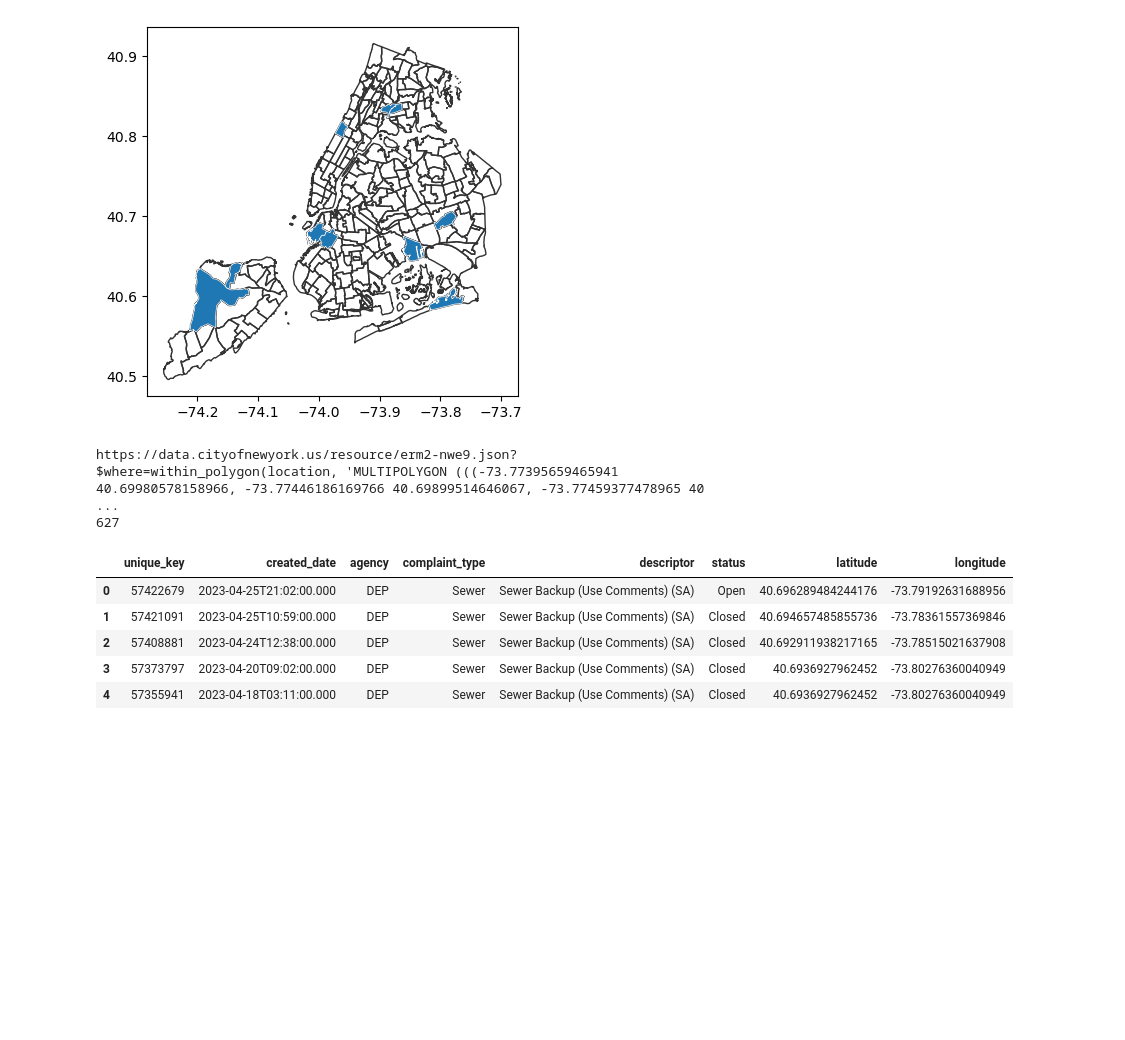
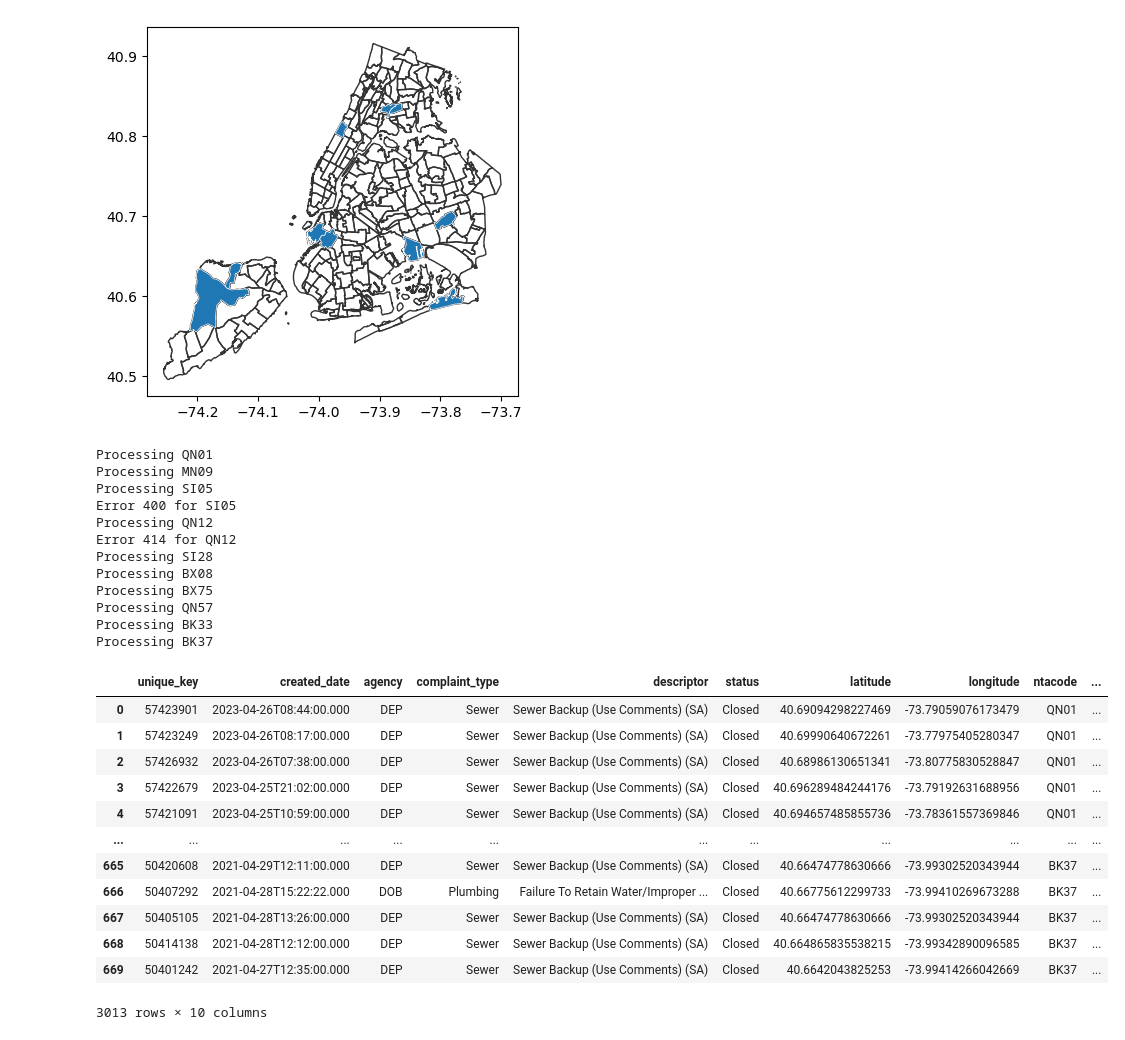
Before and after one commit to cankadir/FloodAnalysis, a Jupyter notebook: PY/311_NTA_Visualizations.ipynb, the cells around one changed output. Drawn from its saved outputs; the diff is of its cells as text; code cells hidden in the pictures; blank space fills up the shorter version.

```diff
--- a/PY/311_NTA_Visualizations.ipynb
+++ b/PY/311_NTA_Visualizations.ipynb
@@ -72,35 +72,64 @@ ntas_withSensors.plot( ax=base , ec='w', lw=0.5)
 # %%
 
 import requests
 
 data_query = 'https://data.cityofnewyork.us/resource/erm2-nwe9.json'
 start_date = (pd.Timestamp.today() - pd.Timedelta(days=365*2)).strftime('%Y-%m-%d')
 
 # Add more descriptors here
 descriptors = ['Street Flooding (SJ)','Catch Basin Clogged/Flooding (Use Comments) (SC)','Sewer Backup (Use Comments) (SA)','Failure To Retain Water/Improper Drainage- (LL103/89)','Manhole Overflow (Use Comments) (SA1)','Snow/Ice']
 descriptors_filter = ' OR '.join([f"descriptor='{d}'" for d in descriptors])
 selectors = 'unique_key,created_date,agency,complaint_type,descriptor,status,latitude,longitude'
 
 all_311 = pd.DataFrame()
 for i,nta in ntas_withSensors.iterrows():
 
+    print(f"Processing {nta.ntacode}")
     polygon = nta.geometry
+
+    # date_extract_y(created_date)>2022`
     url = f"{data_query}?$where=within_polygon(location, '{polygon}') AND created_date>'{start_date}' AND ({descriptors_filter})&$select={selectors}&$limit=5000"
 
     response = requests.get(url)
-    temp_data = pd.DataFrame( response.json() )
-    temp_data['ntacode'] = nta.ntacode
+    if response.status_code != 200:
+        print(f"Error {response.status_code} for {nta.ntacode}")
+        continue
+    else:
 
-    all_311 = pd.concat( [all_311, temp_data] )
+        data = response.json()
+        temp_data = pd.DataFrame( data )
+        temp_data['ntacode'] = nta.ntacode
+        temp_data['ntaname'] = nta.ntaname
+
+        all_311 = pd.concat( [all_311, temp_data] )
+
+all_311
 # %% [output]
-https://data.cityofnewyork.us/resource/erm2-nwe9.json?$where=within_polygon(location, 'MULTIPOLYGON (((-73.77395659465941 40.69980578158966, -73.77446186169766 40.69899514646067, -73.77459377478965 40 ...
-627
+Processing QN01
+Processing MN09
+Processing SI05
+Error 400 for SI05
+Processing QN12
+Error 414 for QN12
+Processing SI28
+Processing BX08
+Processing BX75
+Processing QN57
+Processing BK33
+Processing BK37
-|  | unique_key | created_date | agency | complaint_type | descriptor | status | latitude | longitude |
-| 0 | 57422679 | 2023-04-25T21:02:00.000 | DEP | Sewer | Sewer Backup (Use Comments) (SA) | Open | 40.696289484244176 | -73.79192631688956 |
-| 1 | 57421091 | 2023-04-25T10:59:00.000 | DEP | Sewer | Sewer Backup (Use Comments) (SA) | Closed | 40.694657485855736 | -73.78361557369846 |
-| 2 | 57408881 | 2023-04-24T12:38:00.000 | DEP | Sewer | Sewer Backup (Use Comments) (SA) | Closed | 40.692911938217165 | -73.78515021637908 |
-| 3 | 57373797 | 2023-04-20T09:02:00.000 | DEP | Sewer | Sewer Backup (Use Comments) (SA) | Closed | 40.6936927962452 | -73.80276360040949 |
-| 4 | 57355941 | 2023-04-18T03:11:00.000 | DEP | Sewer | Sewer Backup (Use Comments) (SA) | Closed | 40.6936927962452 | -73.80276360040949 |
+|  | unique_key | created_date | agency | complaint_type | descriptor | status | latitude | longitude | ntacode | ... |
+| 0 | 57423901 | 2023-04-26T08:44:00.000 | DEP | Sewer | Sewer Backup (Use Comments) (SA) | Closed | 40.69094298227469 | -73.79059076173479 | QN01 | ... |
+| 1 | 57423249 | 2023-04-26T08:17:00.000 | DEP | Sewer | Sewer Backup (Use Comments) (SA) | Closed | 40.69990640672261 | -73.77975405280347 | QN01 | ... |
+| 2 | 57426932 | 2023-04-26T07:38:00.000 | DEP | Sewer | Sewer Backup (Use Comments) (SA) | Closed | 40.68986130651341 | -73.80775830528847 | QN01 | ... |
+| 3 | 57422679 | 2023-04-25T21:02:00.000 | DEP | Sewer | Sewer Backup (Use Comments) (SA) | Closed | 40.696289484244176 | -73.79192631688956 | QN01 | ... |
+| 4 | 57421091 | 2023-04-25T10:59:00.000 | DEP | Sewer | Sewer Backup (Use Comments) (SA) | Closed | 40.694657485855736 | -73.78361557369846 | QN01 | ... |
+| ... | ... | ... | ... | ... | ... | ... | ... | ... | ... | ... |
+| 665 | 50420608 | 2021-04-29T12:11:00.000 | DEP | Sewer | Sewer Backup (Use Comments) (SA) | Closed | 40.66474778630666 | -73.99302520343944 | BK37 | ... |
+| 666 | 50407292 | 2021-04-28T15:22:22.000 | DOB | Plumbing | Failure To Retain Water/Improper ... | Closed | 40.66775612299733 | -73.99410269673288 | BK37 | ... |
+| 667 | 50405105 | 2021-04-28T13:26:00.000 | DEP | Sewer | Sewer Backup (Use Comments) (SA) | Closed | 40.66474778630666 | -73.99302520343944 | BK37 | ... |
+| 668 | 50414138 | 2021-04-28T12:12:00.000 | DEP | Sewer | Sewer Backup (Use Comments) (SA) | Closed | 40.664865835538215 | -73.99342890096585 | BK37 | ... |
+| 669 | 50401242 | 2021-04-27T12:35:00.000 | DEP | Sewer | Sewer Backup (Use Comments) (SA) | Closed | 40.6642043825253 | -73.99414266042669 | BK37 | ... |
+3013 rows × 10 columns
 # %%
 base = ntas.plot()
 gpd.GeoDataFrame(
```
Also changed, not shown: parts of 3 cells of this notebook.
